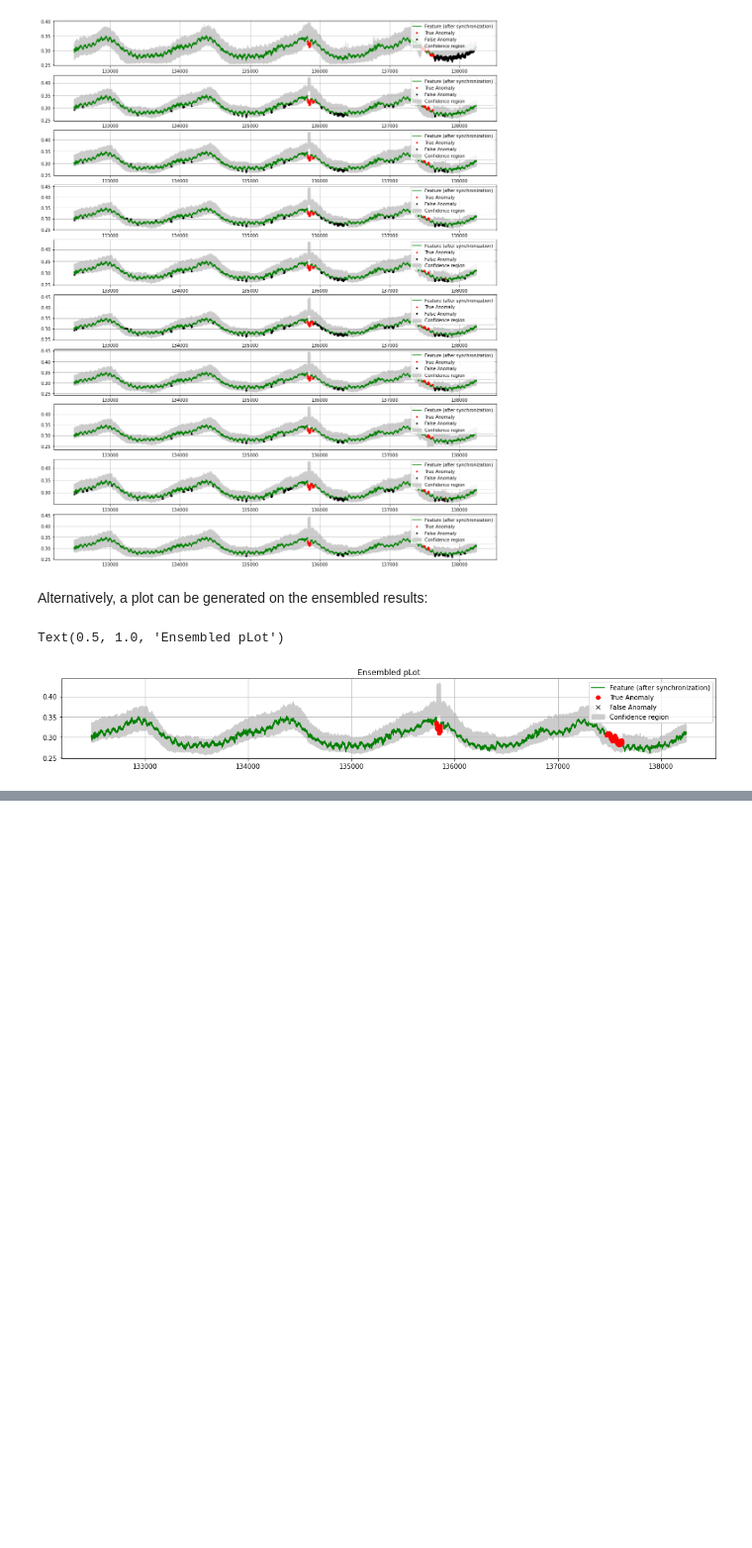
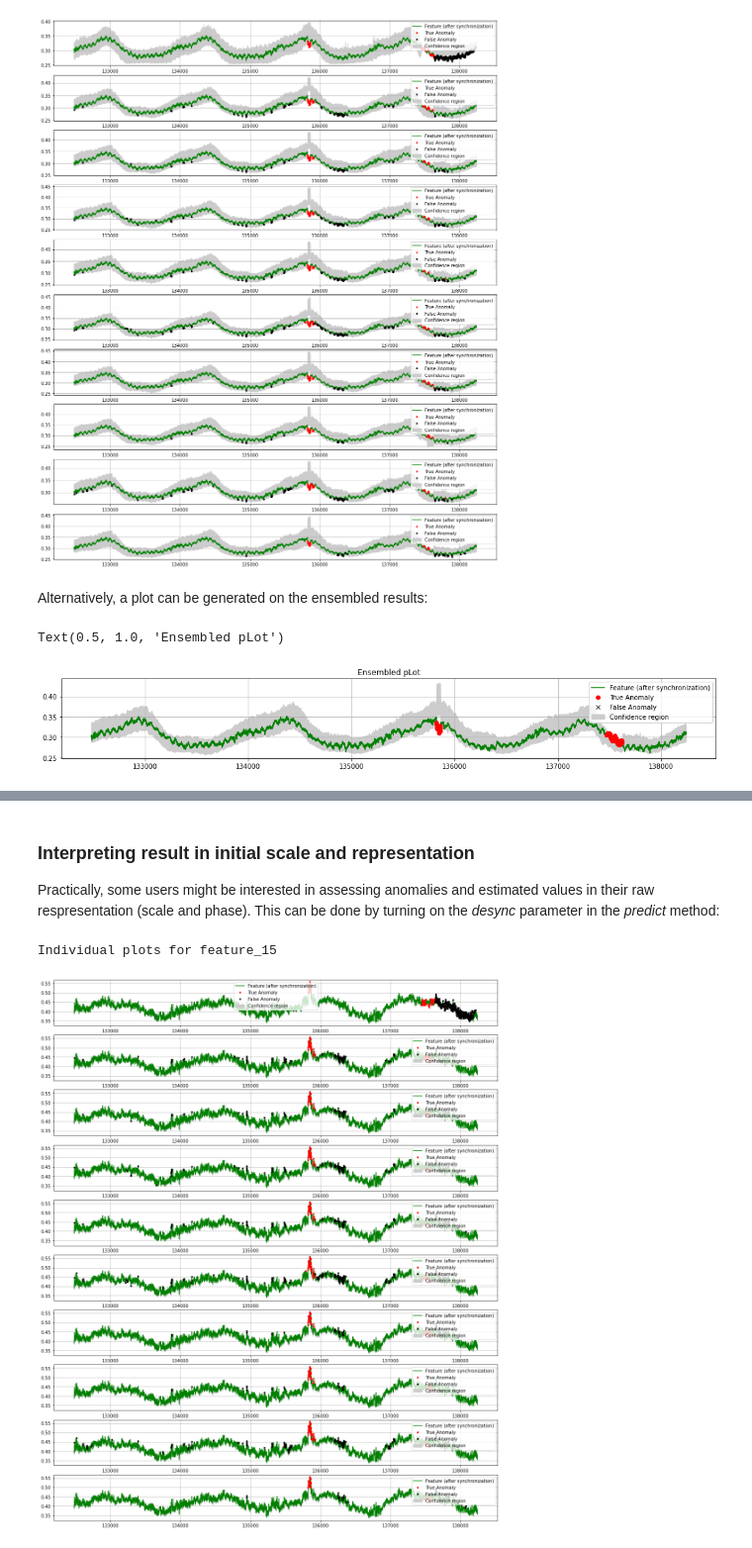
Before and after one commit to eBay/RANSynCoders, a Jupyter notebook: example.ipynb, the cells around one changed output, grey strips where cells are left out. Shown at 99% size. Saved outputs shown, nothing was run; the diff lists cells and outputs as text; code cells hidden in the pictures; blank space fills up the shorter version.

Commit message:
Option to return bounds in original representation form (asynchronous)

```diff
--- a/example.ipynb
+++ b/example.ipynb
@@ -316,0 +319,38 @@ Text(0.5, 1.0, 'Ensembled pLot')
+# %%
+# Load saved model
+model = RANSynCoders.load('example_model.z')
+# %% [markdown]
+### Interpreting result in initial scale and representation
+Practically, some users might be interested in assessing anomalies and estimated values in their raw respresentation (scale and phase). This can be done by turning on the *desync* parameter in the *predict* method:
+# %%
+sins, synched, upper, lower = model.predict(x_test_scaled, t_test, batch_size=batch_size*10, desync=True)
+# %%
+# get inference (using initial representation)
+tiles = np.tile(x_test_scaled.reshape(x_test_scaled.shape[0], 1, x_test_scaled.shape[1]), (1, N, 1))
+result = np.where((tiles < lower) | (tiles > upper), 1, 0)
+inference = np.mean(np.mean(result, axis=1), axis=1)
+# %%
+# inverse scale of the bounds:
+n_features = x_test_scaled.shape[1]
+upper_inv = xscaler.inverse_transform(upper.reshape(-1, n_features)).reshape(-1, N, n_features)
+lower_inv = xscaler.inverse_transform(lower.reshape(-1, n_features)).reshape(-1, N, n_features)
+# %%
+# Visualize model output now in original representation
+i = 15
+tw = 5760  # period to plot (5760 minutes = 4 days)
+plt.figure(figsize=(18,22.5))
+print(f'Individual plots for feature_{i}')
+for n in range(N):
+    sample_i = pd.Series(x_test.iloc[:,i].values, index=x_test.index.astype(int))[:tw]
+    upper_i =  pd.Series(upper_inv[:,n,i], index=x_test.index.astype(int))[:tw]
+    lower_i =  pd.Series(lower_inv[:,n,i], index=x_test.index.astype(int))[:tw]
+    plt.subplot(N,1,n+1)
+    plt.plot(sample_i, 'g', label='Feature (after synchronization)')
+    plt.plot(sample_i.loc[(result[:tw,n,i] ==1) & ((y_test.values[:tw] == 1).reshape(-1))], 'r.', label='True Anomaly')
+    plt.plot(sample_i.loc[(result[:tw,n,i] ==1) & ((y_test.values[:tw] == 0).reshape(-1))], 'k.', label='False Anomaly')
+    plt.fill_between(sample_i.index, lower_i, upper_i, color='0.8', label='Confidence region')
+    plt.legend()
+    plt.grid()
+# %% [output]
+Individual plots for feature_15
+[figure, added]
```
Also changed, not shown: parts of 5 cells of this notebook, 1 other file.
